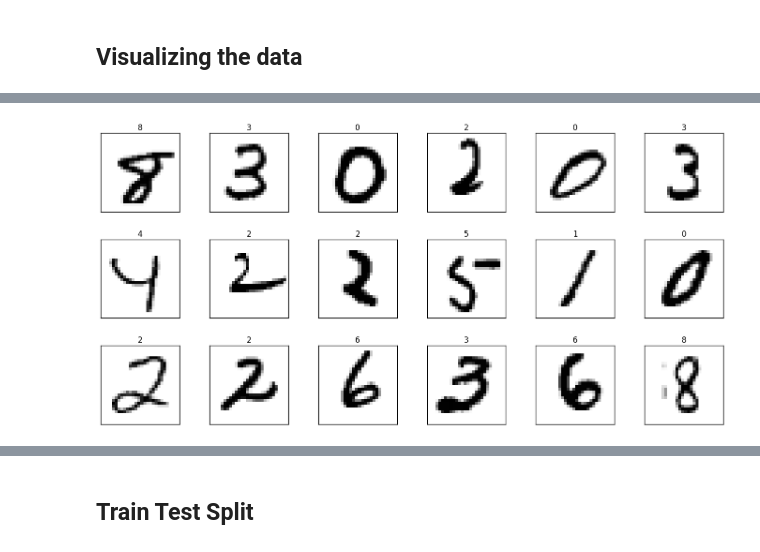
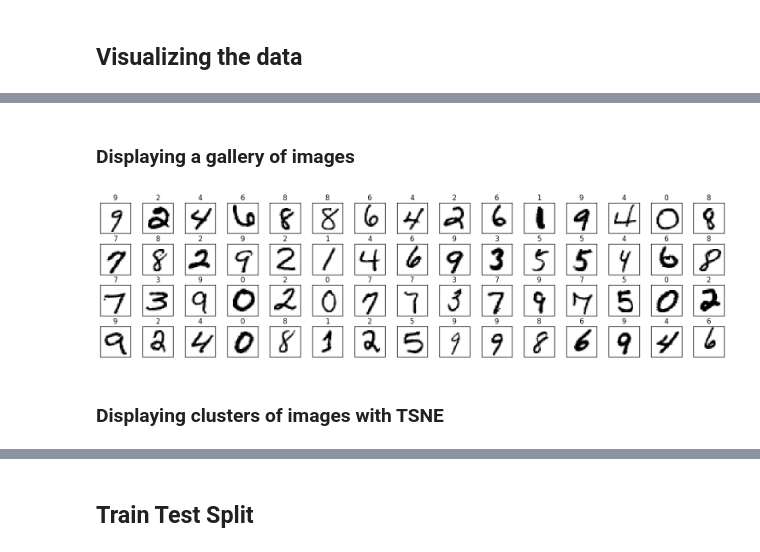
Before and after one commit to TheoLvs/machine-learning, a Jupyter notebook: 1. Computer Vision/2. MNIST Recognition.ipynb, the cells around one changed output, grey strips where cells are left out. Drawn from its saved outputs; the diff is of its cells as text; code cells hidden in the pictures.

```diff
--- a/1. Computer Vision/2. MNIST Recognition.ipynb
+++ b/1. Computer Vision/2. MNIST Recognition.ipynb
@@ -88,18 +90,25 @@ plot_sample(img)
+# %% [markdown]
+### Displaying a gallery of images
 # %%
-selection = np.random.randint(0,len(X),18)
+selection = np.random.randint(0,len(X),60)
 
-def plot_gallery(images, titles,n_row=3, n_col=6):
+def plot_gallery(images, titles = None,n_row=4, n_col=15):
+    if titles is None:
+        titles = ["" for i in range(len(images))]
+
     #Helper function to plot a gallery of portraits
-    plt.figure(figsize=(2.3 * n_col, 2.3 * n_row))
+    plt.figure(figsize=(1.0 * n_col, 1.0 * n_row))
     plt.subplots_adjust(bottom=0, left=.01, right=.99, top=.90, hspace=.35)
     for i in range(n_row * n_col):
         plt.subplot(n_row, n_col, i + 1)
         plt.imshow(images[i].reshape((28,28)),cmap=plt.cm.gray_r,interpolation="nearest")
         plt.title(titles[i], size=12)
         plt.xticks(())
         plt.yticks(())
     plt.show()
 
 plot_gallery(X[selection],titles[selection])
 # %% [output]
-[figure, old version]
+[figure, new version]
+# %% [markdown]
+### Displaying clusters of images with TSNE
```
Also changed, not shown: parts of 32 cells of this notebook.
